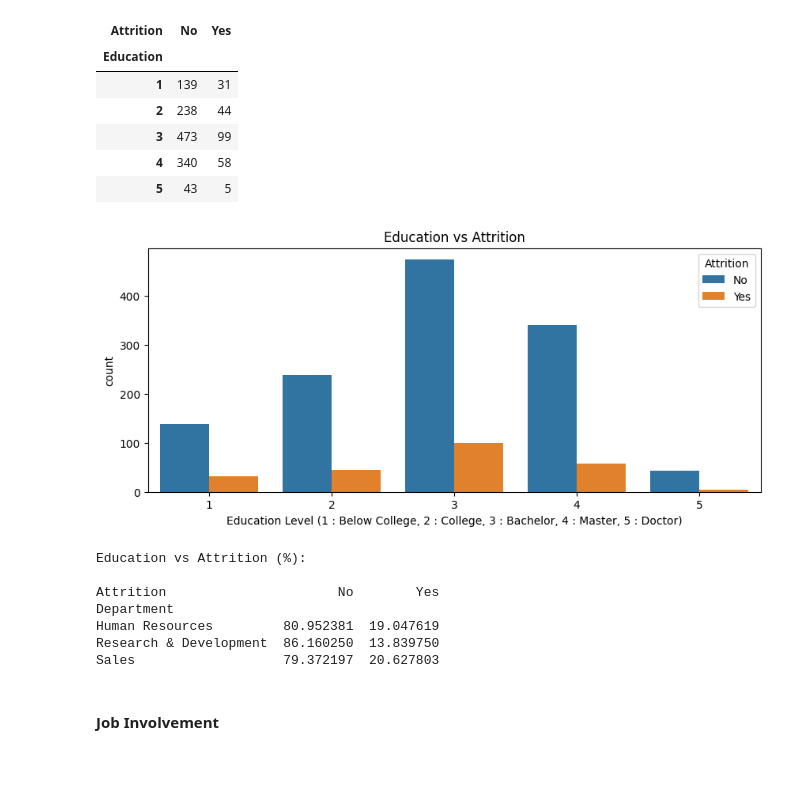
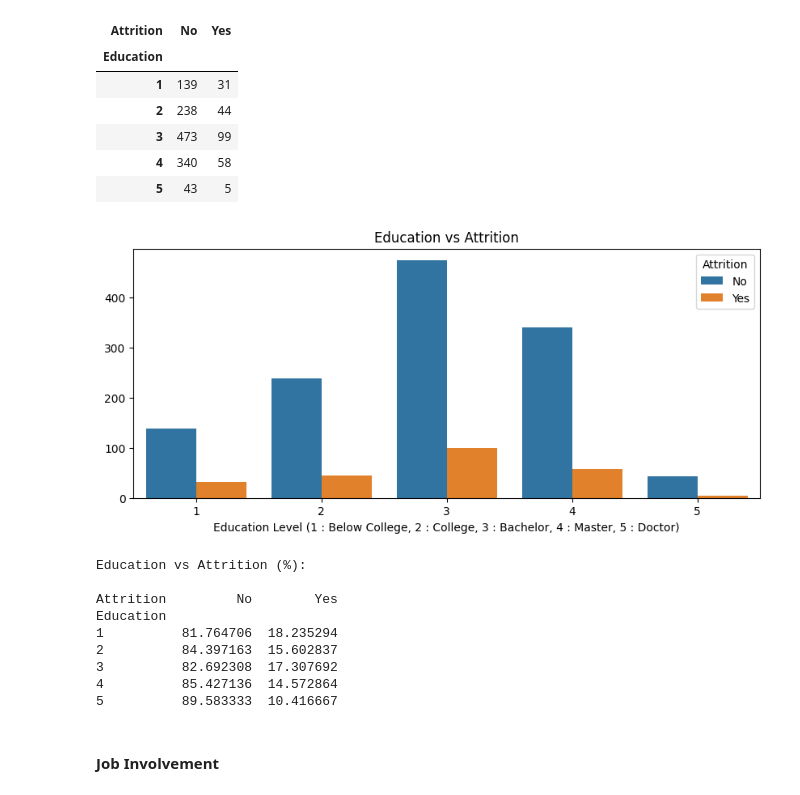
Before and after one commit to CreativeTob/InsightHQ, a Jupyter notebook: main.ipynb, the cells around one changed output. Saved outputs shown, nothing was run; the diff lists cells and outputs as text; code cells hidden in the pictures; blank space fills up the shorter version.

```diff
--- a/pst.ipynb
+++ b/main.ipynb
@@ -491,23 +485,25 @@ pd.crosstab(df['Education'], df['Attrition'])
 # %%
 plt.figure(figsize=(10, 4))
 sns.countplot(data=df, x='Education', hue='Attrition')
 plt.title("Education vs Attrition")
 plt.xlabel("Education Level (1 : Below College, 2 : College, 3 : Bachelor, 4 : Master, 5 : Doctor)")
-plt.ylabel("count")
+plt.ylabel("")
 plt.show()
 
-Education_attr = pd.crosstab(df['Department'], df['Attrition'], normalize='index') * 100
+Education_attr = pd.crosstab(df['Education'], df['Attrition'], normalize='index') * 100
 print("\nEducation vs Attrition (%): \n")
 print(Education_attr)
 # %% [output]
-[figure, old version]
+[figure, new version]
 Education vs Attrition (%):
 
-Attrition                      No        Yes
-Department
-Human Resources         80.952381  19.047619
-Research & Development  86.160250  13.839750
-Sales                   79.372197  20.627803
+Attrition         No        Yes
+Education
+1          81.764706  18.235294
+2          84.397163  15.602837
+3          82.692308  17.307692
+4          85.427136  14.572864
+5          89.583333  10.416667
 # %% [markdown]
 #### Job Involvement
 # %%
```
Also changed, not shown: parts of 79 cells of this notebook.
